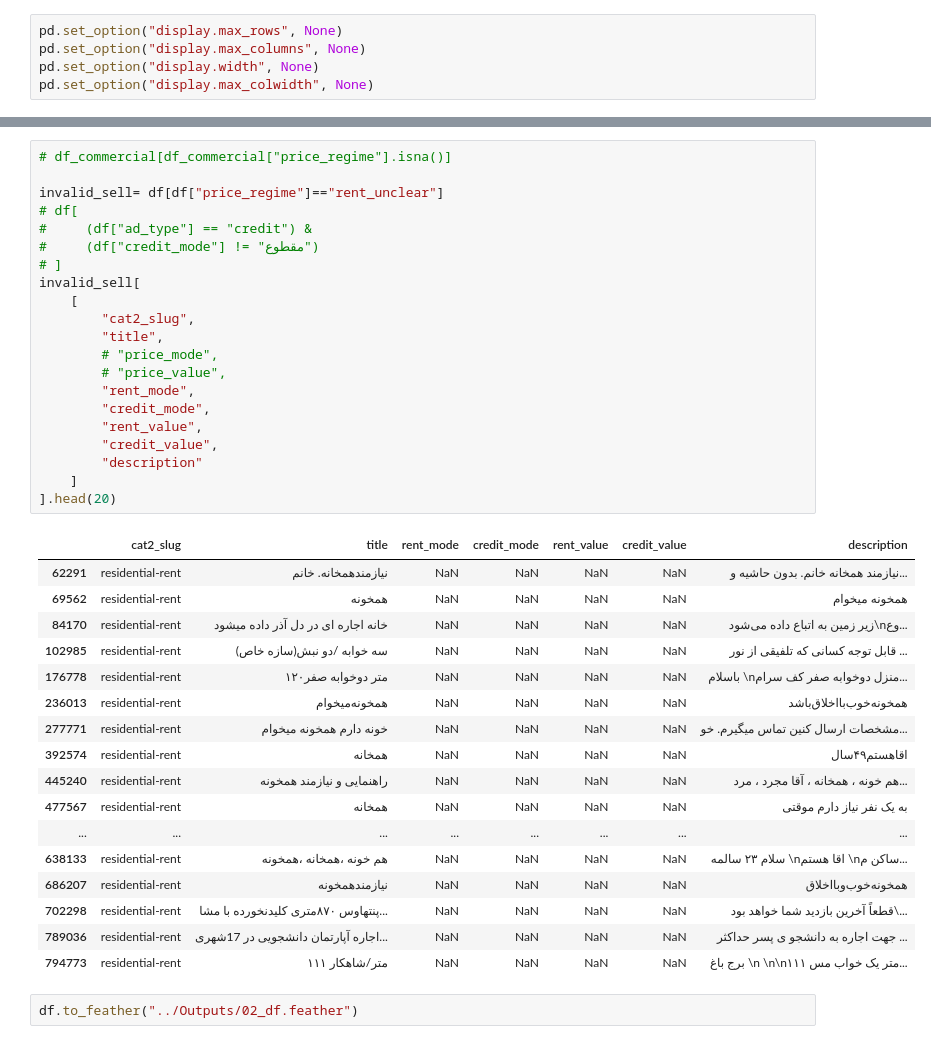
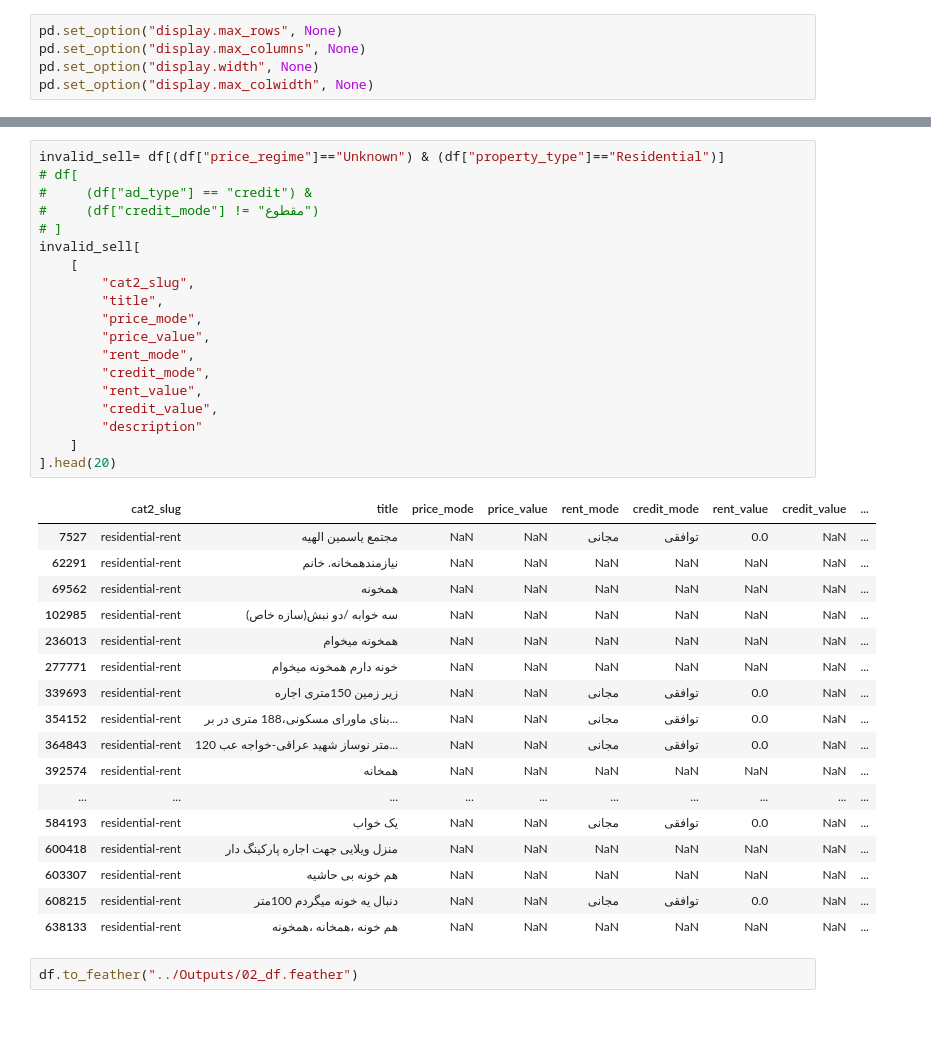
Before and after one commit to maryam1381/Data-Analysis-Final-Project, a Jupyter notebook: Notebooks/03_price_regime.ipynb, the cells around one changed output, grey strips where cells are left out. Cells and saved outputs as stored; diff of their text form.

```diff
--- a/Notebooks/03_price_regime.ipynb
+++ b/Notebooks/03_price_regime.ipynb
@@ -148,41 +98,39 @@ dtype: int64
 # %%
-# df_commercial[df_commercial["price_regime"].isna()]
-
-invalid_sell= df[df["price_regime"]=="rent_unclear"]
+invalid_sell= df[(df["price_regime"]=="Unknown") & (df["property_type"]=="Residential")]
 # df[
 #     (df["ad_type"] == "credit") &
 #     (df["credit_mode"] != "مقطوع")
 # ]
 invalid_sell[
     [
         "cat2_slug",
         "title",
-        # "price_mode",
-        # "price_value",
+        "price_mode",
+        "price_value",
         "rent_mode",
         "credit_mode",
         "rent_value",
         "credit_value",
         "description"
     ]
 ].head(20)
 # %% [output]
-|  | cat2_slug | title | rent_mode | credit_mode | rent_value | credit_value | description |
-| 62291 | residential-rent | نیازمندهمخانه. خانم | NaN | NaN | NaN | NaN | نیازمند همخانه خانم. بدون حاشیه و... |
-| 69562 | residential-rent | همخونه | NaN | NaN | NaN | NaN | همخونه میخوام |
-| 84170 | residential-rent | خانه اجاره ای در دل آذر داده میشود | NaN | NaN | NaN | NaN | زیر زمین به اتباع داده می‌شود\nوع... |
-| 102985 | residential-rent | سه خوابه /دو نبش(سازه خاص) | NaN | NaN | NaN | NaN | قابل توجه کسانی که تلفیقی از نور ... |
-| 176778 | residential-rent | ۱۲۰متر دوخوابه صفر | NaN | NaN | NaN | NaN | باسلام \nمنزل دوخوابه صفر کف سرام... |
-| 236013 | residential-rent | همخونه‌میخوام | NaN | NaN | NaN | NaN | همخونه‌‌خوب‌با‌اخلاق‌باشد |
-| 277771 | residential-rent | خونه دارم همخونه میخوام | NaN | NaN | NaN | NaN | مشخصات ارسال کنین تماس میگیرم. خو... |
-| 392574 | residential-rent | همخانه‌ | NaN | NaN | NaN | NaN | اقا‌هستم‌۴۹‌سال |
-| 445240 | residential-rent | راهنمایی و نیازمند همخونه | NaN | NaN | NaN | NaN | هم خونه ، همخانه ، آقا مجرد ، مرد... |
-| 477567 | residential-rent | همخانه | NaN | NaN | NaN | NaN | به یک نفر نیاز دارم موقتی |
-| ... | ... | ... | ... | ... | ... | ... | ... |
-| 638133 | residential-rent | هم خونه ،همخانه ،همخونه | NaN | NaN | NaN | NaN | سلام ۲۳ سالمه \nاقا هستم \nساکن م... |
-| 686207 | residential-rent | نیازمند‌همخونه | NaN | NaN | NaN | NaN | همخونه‌خوب‌وبا‌اخلاق |
-| 702298 | residential-rent | پنتهاوس ۸۷۰متری کلیدنخورده با مشا... | NaN | NaN | NaN | NaN | قطعاً آخرین بازدید شما خواهد بود\... |
-| 789036 | residential-rent | اجاره آپارتمان دانشجویی در 17شهری... | NaN | NaN | NaN | NaN | جهت اجاره به دانشجو ی پسر حداکثر ... |
-| 794773 | residential-rent | ۱۱۱ متر/شاهکار | NaN | NaN | NaN | NaN | برج باغ \n \n\n۱۱۱ متر یک خواب مس... |
+|  | cat2_slug | title | price_mode | price_value | rent_mode | credit_mode | rent_value | credit_value | ... |
+| 7527 | residential-rent | مجتمع یاسمین الهیه | NaN | NaN | مجانی | توافقی | 0.0 | NaN | ... |
+| 62291 | residential-rent | نیازمندهمخانه. خانم | NaN | NaN | NaN | NaN | NaN | NaN | ... |
+| 69562 | residential-rent | همخونه | NaN | NaN | NaN | NaN | NaN | NaN | ... |
+| 102985 | residential-rent | سه خوابه /دو نبش(سازه خاص) | NaN | NaN | NaN | NaN | NaN | NaN | ... |
+| 236013 | residential-rent | همخونه میخوام | NaN | NaN | NaN | NaN | NaN | NaN | ... |
+| 277771 | residential-rent | خونه دارم همخونه میخوام | NaN | NaN | NaN | NaN | NaN | NaN | ... |
+| 339693 | residential-rent | زیر زمین 150متری اجاره | NaN | NaN | مجانی | توافقی | 0.0 | NaN | ... |
+| 354152 | residential-rent | بنای ماورای مسکونی،188 متری در بر... | NaN | NaN | مجانی | توافقی | 0.0 | NaN | ... |
+| 364843 | residential-rent | 120 متر نوساز شهید عراقی-خواجه عب... | NaN | NaN | مجانی | توافقی | 0.0 | NaN | ... |
+| 392574 | residential-rent | همخانه | NaN | NaN | NaN | NaN | NaN | NaN | ... |
+| ... | ... | ... | ... | ... | ... | ... | ... | ... | ... |
+| 584193 | residential-rent | یک خواب | NaN | NaN | مجانی | توافقی | 0.0 | NaN | ... |
+| 600418 | residential-rent | منزل ویلایی جهت اجاره پارکینگ دار | NaN | NaN | NaN | NaN | NaN | NaN | ... |
+| 603307 | residential-rent | هم خونه بی حاشیه | NaN | NaN | NaN | NaN | NaN | NaN | ... |
+| 608215 | residential-rent | دنبال یه خونه میگردم 100متر | NaN | NaN | مجانی | توافقی | 0.0 | NaN | ... |
+| 638133 | residential-rent | هم خونه ،همخانه ،همخونه | NaN | NaN | NaN | NaN | NaN | NaN | ... |
 # %%
 df.to_feather("../Outputs/02_df.feather")
```
Also changed, not shown: parts of 3 cells of this notebook, 1 other file.
